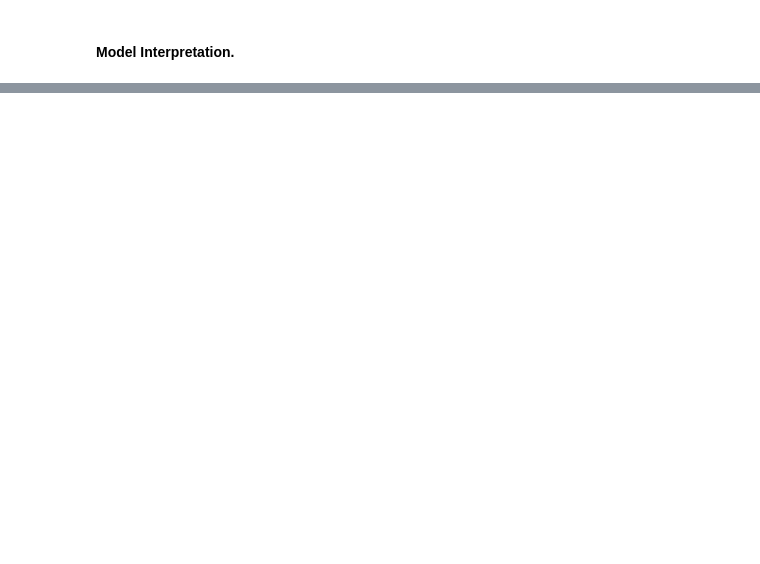
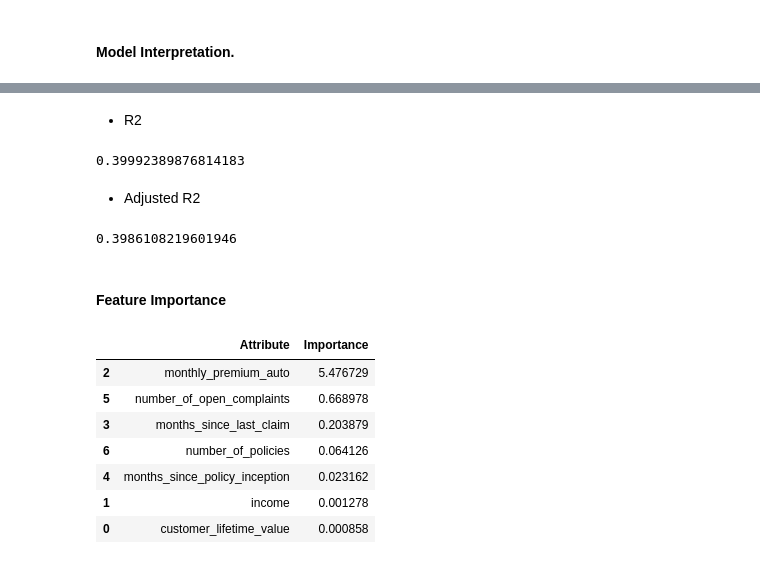
Before and after one commit to MLB-95/IH_LABS, a Jupyter notebook: LABS/week4/linear regression.ipynb, the cells around one changed output, grey strips where cells are left out. Drawn from its saved outputs; the diff is of its cells as text; code cells hidden in the pictures; blank space fills up the shorter version.

```diff
--- a/LABS/week4/linear regression.ipynb
+++ b/LABS/week4/linear regression.ipynb
@@ -239,3 +240,9 @@ OLS Regression Results
 | Kurtosis: | 6.344 | Cond. No. | 1.55 |
 Notes:
 [1] Standard Errors assume that the covariance matrix of the errors is correctly specified.
+# %%
+lm = LinearRegression()
+model = lm.fit(x_train,y_train)
+model.coef_
+model.intercept_
+###
@@ -241,0 +281,34 @@ Notes:
+# %% [markdown]
+- R2
+# %%
+R2=r2_score(y_test,y_pred)
+R2
+# %% [output]
+0.39992389876814183
+# %% [markdown]
+- Adjusted R2
+# %%
+R2_test=model.score(x_test,y_test)
+R2_train=model.score(x_train,y_train)
+Adj_R2= 1 - (1-R2)*(len(y_test)-1)/(len(y_test)-x_test.shape[1]-1)
+Adj_R2
+# %% [output]
+0.3986108219601946
+# %% [markdown]
+#### Feature Importance
+# %%
+features_importances = pd.DataFrame(data={
+    'Attribute': x_train.columns,
+    'Importance': abs(model.coef_.reshape(len(x_train.columns),))
+})
+features_importances = features_importances.sort_values(by='Importance', ascending=False)
+features_importances
+# %% [output]
+|  | Attribute | Importance |
+| 2 | monthly_premium_auto | 5.476729 |
+| 5 | number_of_open_complaints | 0.668978 |
+| 3 | months_since_last_claim | 0.203879 |
+| 6 | number_of_policies | 0.064126 |
+| 4 | months_since_policy_inception | 0.023162 |
+| 1 | income | 0.001278 |
+| 0 | customer_lifetime_value | 0.000858 |
```
Also changed, not shown: parts of 26 cells of this notebook.
